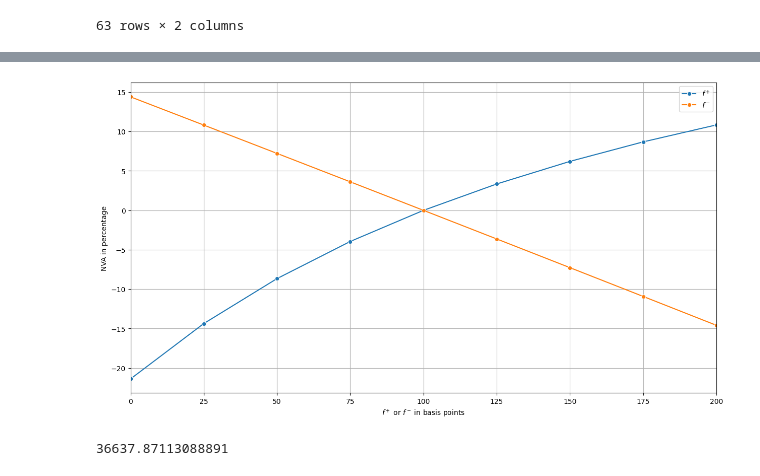
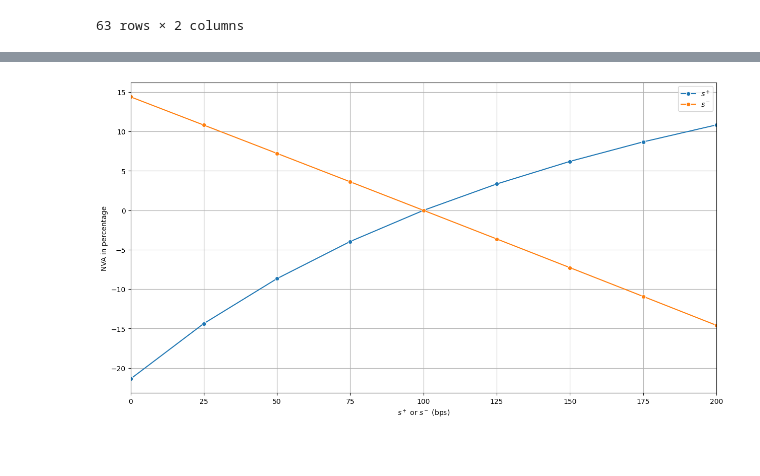
Before and after one commit to Eskild-afk/MasterThesis, a Jupyter notebook: simulationsTimes.ipynb, the cells around one changed output, grey strips where cells are left out. Saved outputs shown, nothing was run; the diff lists cells and outputs as text; code cells hidden in the pictures.

```diff
--- a/simulationsTimes.ipynb
+++ b/simulationsTimes.ipynb
@@ -292,3 +289,0 @@ plt.savefig(f'./Graphs/NVASWAP.png', bbox_inches='tight')
-# %%
-for x in forGraphSpreadP['sp']:
-    print(round(lineP(x)), round(line(x)))
@@ -307,36 +302,32 @@ for x in forGraphSpreadP['sp']:
 # %%
 # NVA SWAP
 from scipy.stats import linregress
 forGraphSpreadP = simTable.iloc[np.where((simTable['V0']=='swpt'))]
 forGraphSpreadP = forGraphSpreadP.iloc[np.where((forGraphSpreadP['sm']==0.01))]
 forGraphSpreadM = simTable.iloc[np.where((simTable['V0']=='swpt'))]
 forGraphSpreadM = forGraphSpreadM.iloc[np.where((forGraphSpreadM['sp']==0.01))]
 forGraphSpread = simTable.iloc[np.where((simTable['V0']=='swpt'))]
 forGraphSpread = forGraphSpread.iloc[np.where((forGraphSpread['sp']==forGraphSpread['sm']))]
 forGraphSpread = forGraphSpread.iloc[np.where((forGraphSpread['sm']>0.00))]
 
 def lineP(x):
     res = forGraphSpreadP.iloc[np.where((forGraphSpreadP['sp']==x))]['Total'].values[0]
     return res
 
 def lineM(x):
     res = forGraphSpreadM.iloc[np.where((forGraphSpreadM['sm']==x))]['Total'].values[0]
     return res
 
 def line(x):
     res = forGraphSpread.iloc[np.where((forGraphSpread['sp']==round(0.5*(x+0.01),5)))]['Total'].values[0]
     return res
 
 fig, ax = plt.subplots(figsize=(15, 8))
-ax = sns.lineplot(x=forGraphSpreadP['sp']*10000, y=[(lineP(x)-line(x))/lineP(x)*100 for x in forGraphSpreadP['sp']],markers=True, marker = 'o', dashes=False, label = '$f^+$')
-ax = sns.lineplot(x=forGraphSpreadM['sm']*10000, y=[(lineM(x)-line(x))/lineM(x)*100 for x in forGraphSpreadM['sm']],markers=True, marker = 'o', dashes=False, label = '$f^-$')
+ax = sns.lineplot(x=forGraphSpreadP['sp']*10000, y=[(lineP(x)-line(x))/lineP(x)*100 for x in forGraphSpreadP['sp']],markers=True, marker = 'o', dashes=False, label = '$s^+$')
+ax = sns.lineplot(x=forGraphSpreadM['sm']*10000, y=[(lineM(x)-line(x))/lineM(x)*100 for x in forGraphSpreadM['sm']],markers=True, marker = 'o', dashes=False, label = '$s^-$')
 ax.grid()
-ax.set(xlabel = '$f^+$ or $f^-$ in basis points', ylabel = 'NVA in percentage')
+ax.set(xlabel = '$s^+$ or $s^-$ (bps)', ylabel = 'NVA in percentage')
 ax.set_xlim(0,200)
 plt.savefig(f'./Graphs/NVASWPT.png', bbox_inches='tight')
 # %% [output]
-[figure, old version]
+[figure, new version]
-# %%
-lineP(100)+swpt
-# %% [output]
-36637.87113088891
```
Also changed, not shown: parts of 10 cells of this notebook, 8 other files.
